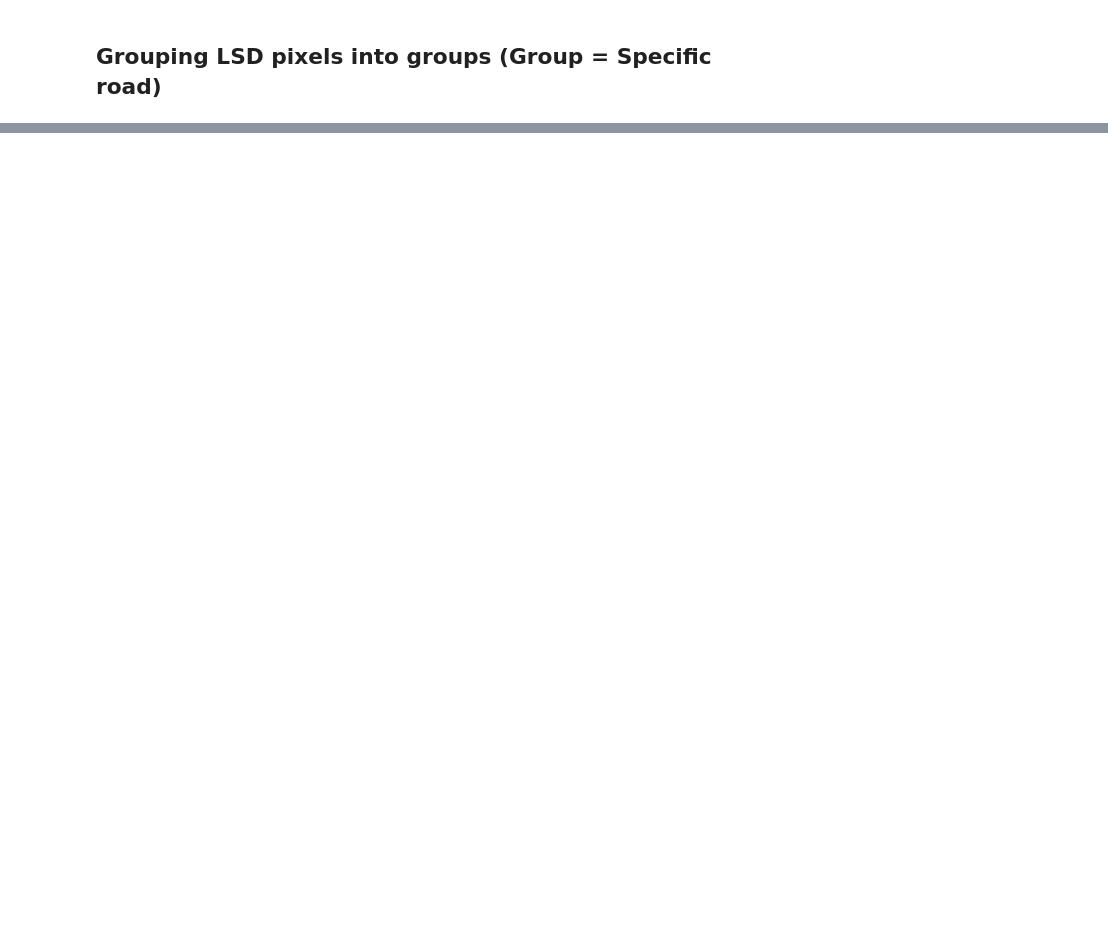
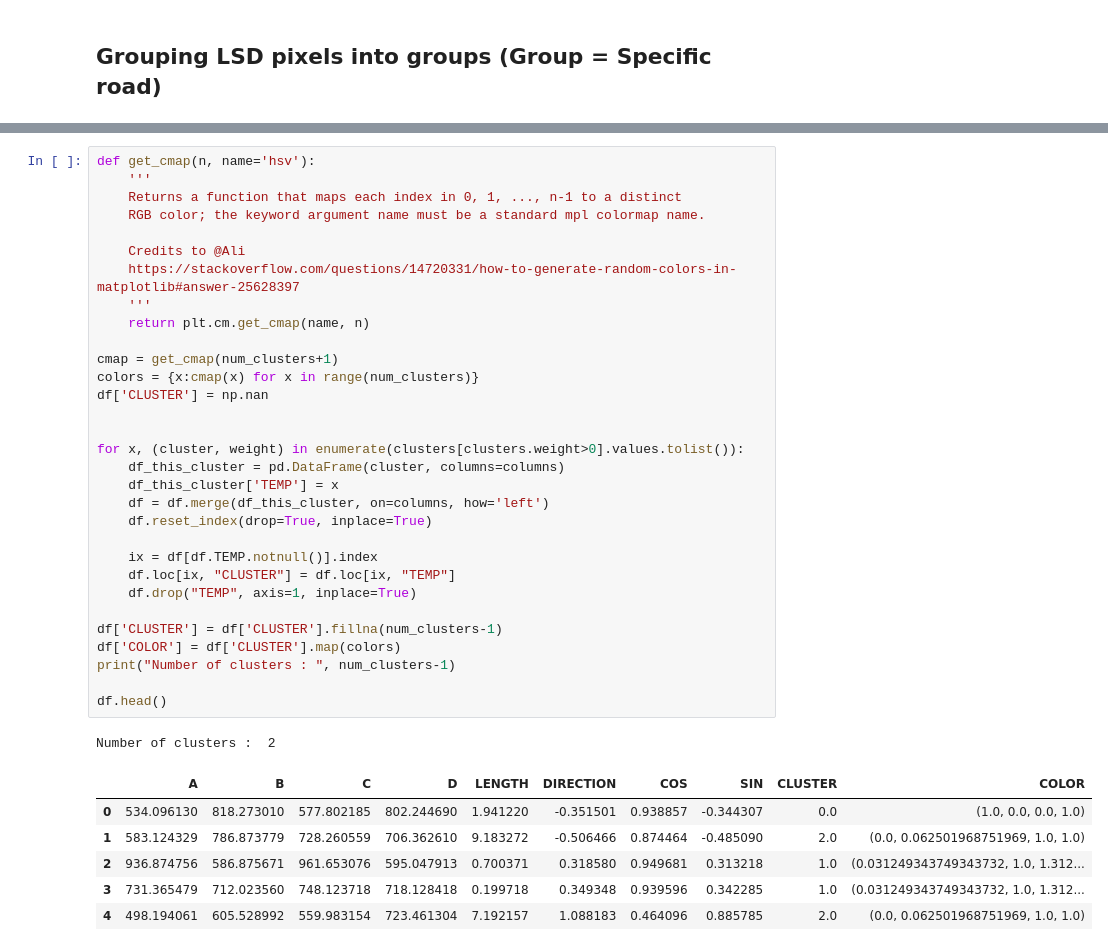
Before and after one commit to horsada/Spatial_Finance_Transport, a Jupyter notebook: roadCharacteristics/roadCharacteristics.ipynb, the cells around one changed output, grey strips where cells are left out. Cells and saved outputs as stored; diff of their text form; blank space fills up the shorter version.

```diff
--- a/roadCharacteristics/roadCharacteristics.ipynb
+++ b/roadCharacteristics/roadCharacteristics.ipynb
@@ -44,0 +100,39 @@ plt.imshow(drawn_img)
+# %%
+def get_cmap(n, name='hsv'):
+    '''
+    Returns a function that maps each index in 0, 1, ..., n-1 to a distinct
+    RGB color; the keyword argument name must be a standard mpl colormap name.
+
+    Credits to @Ali
+    https://stackoverflow.com/questions/14720331/how-to-generate-random-colors-in-matplotlib#answer-25628397
+    '''
+    return plt.cm.get_cmap(name, n)
+
+cmap = get_cmap(num_clusters+1)
+colors = {x:cmap(x) for x in range(num_clusters)}
+df['CLUSTER'] = np.nan
+
+
+for x, (cluster, weight) in enumerate(clusters[clusters.weight>0].values.tolist()):
+    df_this_cluster = pd.DataFrame(cluster, columns=columns)
+    df_this_cluster['TEMP'] = x
+    df = df.merge(df_this_cluster, on=columns, how='left')
+    df.reset_index(drop=True, inplace=True)
+
+    ix = df[df.TEMP.notnull()].index
+    df.loc[ix, "CLUSTER"] = df.loc[ix, "TEMP"]
+    df.drop("TEMP", axis=1, inplace=True)
+
+df['CLUSTER'] = df['CLUSTER'].fillna(num_clusters-1)
+df['COLOR'] = df['CLUSTER'].map(colors)
+print("Number of clusters : ", num_clusters-1)
+
+df.head()
+# %% [output]
+Number of clusters :  2
+|  | A | B | C | D | LENGTH | DIRECTION | COS | SIN | CLUSTER | COLOR |
+| 0 | 534.096130 | 818.273010 | 577.802185 | 802.244690 | 1.941220 | -0.351501 | 0.938857 | -0.344307 | 0.0 | (1.0, 0.0, 0.0, 1.0) |
+| 1 | 583.124329 | 786.873779 | 728.260559 | 706.362610 | 9.183272 | -0.506466 | 0.874464 | -0.485090 | 2.0 | (0.0, 0.062501968751969, 1.0, 1.0) |
+| 2 | 936.874756 | 586.875671 | 961.653076 | 595.047913 | 0.700371 | 0.318580 | 0.949681 | 0.313218 | 1.0 | (0.031249343749343732, 1.0, 1.312... |
+| 3 | 731.365479 | 712.023560 | 748.123718 | 718.128418 | 0.199718 | 0.349348 | 0.939596 | 0.342285 | 1.0 | (0.031249343749343732, 1.0, 1.312... |
+| 4 | 498.194061 | 605.528992 | 559.983154 | 723.461304 | 7.192157 | 1.088183 | 0.464096 | 0.885785 | 2.0 | (0.0, 0.062501968751969, 1.0, 1.0) |
```
Also changed, not shown: parts of 6 cells of this notebook, 3 other files.
